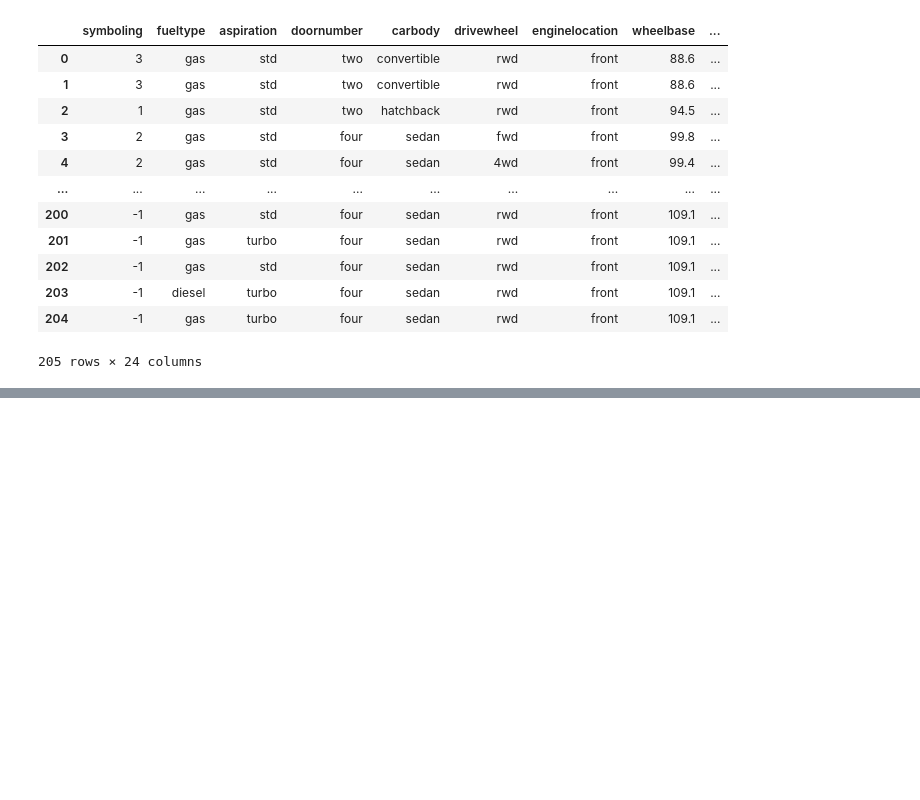
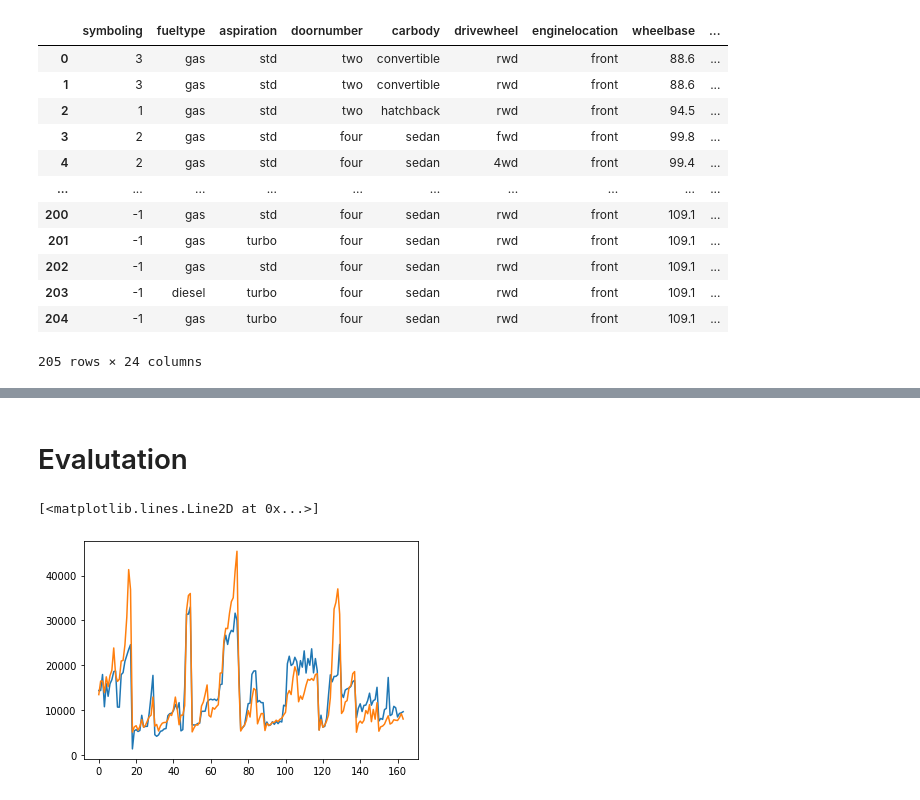
Before and after one commit to oscj/car-price-lin-reg, a Jupyter notebook: modelling.ipynb, the cells around one changed output, grey strips where cells are left out. Saved outputs shown, nothing was run; the diff lists cells and outputs as text; code cells hidden in the pictures; blank space fills up the shorter version.

Commit message:
added regression model w/ pytorch

```diff
--- a/modelling.ipynb
+++ b/modelling.ipynb
@@ -47,0 +138,3 @@ car_data
+# %%
+# Define loss function
+loss_fn = F.mse_loss
@@ -47,0 +145,3 @@ car_data
+# %%
+loss = loss_fn(model(X_train), Y_train)
+print(loss)
@@ -47,0 +166,17 @@ car_data
+# %%
+# Define a utility function to train the model
+def fit(num_epochs, model, loss_fn, opt):
+    for epoch in range(num_epochs):
+        for xb,yb in zip(X_train, Y_train):
+            # Generate predictions
+            pred = model(xb)
+            loss = loss_fn(pred, yb)
+            losses.append(loss.tolist())
+            # Perform gradient descent
+            loss.backward()
+            opt.step()
+            opt.zero_grad()
+    print('Training loss: ', loss_fn(model(X_train), Y_train))
+# %%
+# Train the model for 300 epochs
+fit(300, model, loss_fn, opt)
@@ -47,0 +185,10 @@ car_data
+# %% [markdown]
+# Evalutation
+# %%
+# Generate predictions after training
+preds = model(X_train)
+plt.plot(preds.detach().numpy())
+plt.plot(Y_train.detach().numpy())
+# %% [output]
+[<matplotlib.lines.Line2D at 0x...>]
+[figure, added]
```
Also changed, not shown: parts of 21 cells of this notebook, 1 other file.
